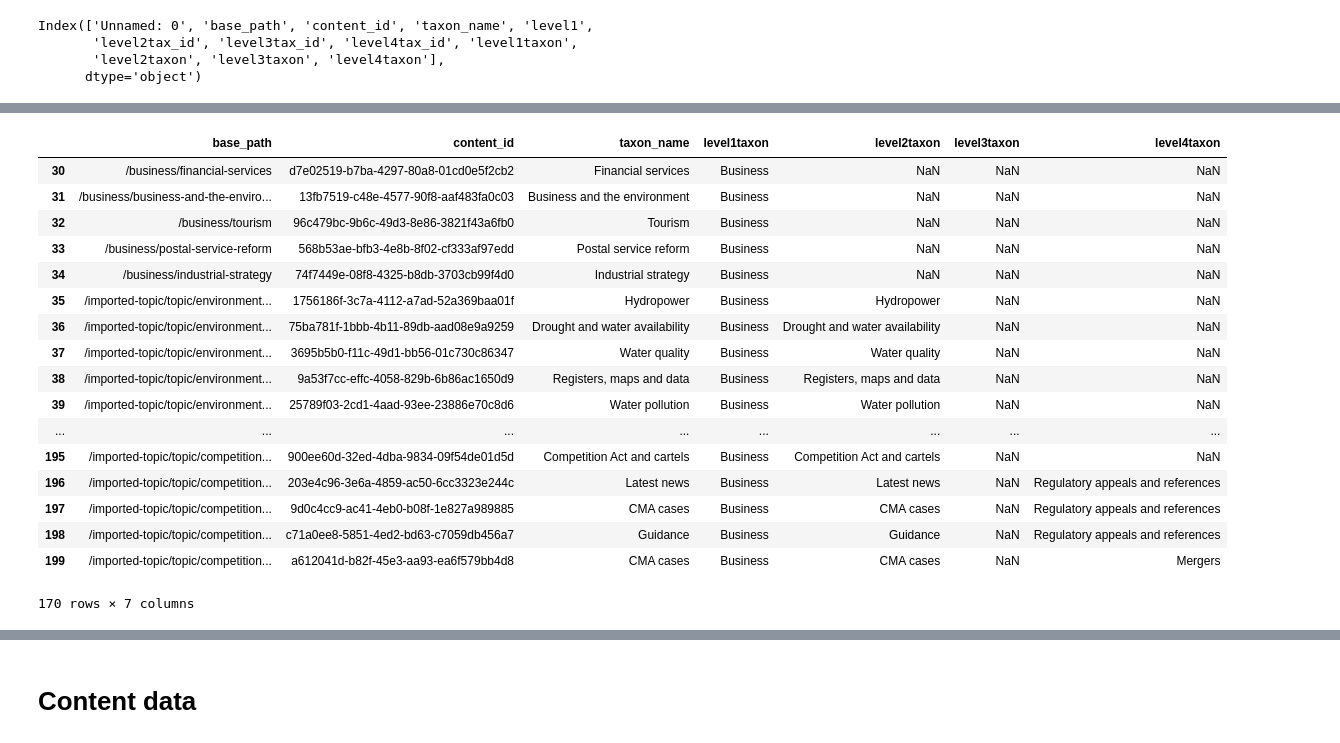
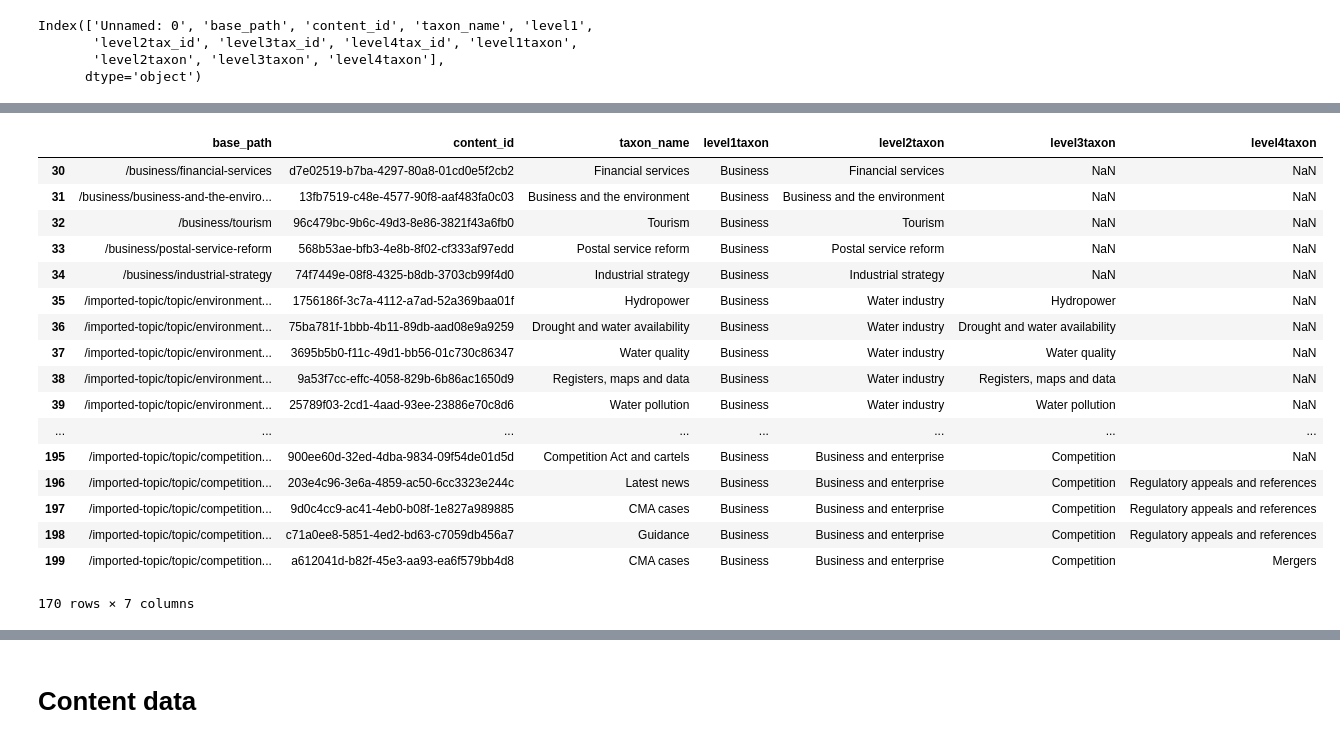
Before and after one commit to alphagov/govuk-taxonomy-supervised-learning, a Jupyter notebook: python/notebooks/EDA-MU.ipynb, the cells around one changed output, grey strips where cells are left out. Cells and saved outputs as stored; diff of their text form; code cells hidden in the pictures.

```diff
--- a/python/notebooks/EDA-MU.ipynb
+++ b/python/notebooks/EDA-MU.ipynb
@@ -93,3 +92,11 @@ taxons['level1taxon'] = taxons['level1taxon'].fillna(taxons['taxon_name'])
 import functools
 def conjunction(*conditions):
     return functools.reduce(np.logical_and, conditions)
+# %%
+taxonslevels = taxons.copy()
+cond = conjunction(taxonslevels['level2taxon'].isna(), taxonslevels['level1taxon'] != taxonslevels['taxon_name'])
+taxonslevels['level2taxon'] = np.where(cond, taxonslevels['taxon_name'], taxonslevels['level2taxon'])
+taxonslevels[30:200]
+
+# taxonslevels['level2taxon'] = taxonslevels['level2taxon'][conjunction(taxonslevels['level2taxon'].isna(), taxonslevels['level1taxon'] != taxonslevels['taxon_name'])].fillna(taxonslevels['taxon_name'])
+# taxonslevels[['taxon_name','level1taxon','level2taxon']][30:70]
@@ -96,5 +122,5 @@ def conjunction(*conditions):
 # %%
-mask = taxons['level1taxon'] != taxons['taxon_name'], taxons['level2taxon'].isna()
-taxons['level2taxon'] = taxons['level2taxon'][conjunction(mask[0], mask[1])].fillna(taxons['taxon_name'])
-#taxons['level2taxon'] = taxons['level2taxon'][l1_taxnam & l2_miss].fillna(taxons['taxon_name'])
-taxons[35:300]
+# mask = taxonslevels['level1taxon'] != taxonslevels['taxon_name'], taxonslevels['level2taxon'].isna()
+# taxonslevels['level2taxon'] = taxonslevels['level2taxon'][conjunction(mask[0], mask[1])].fillna(taxonslevels['taxon_name'])
+# #taxons['level2taxon'] = taxons['level2taxon'][l1_taxnam & l2_miss].fillna(taxons['taxon_name'])
+# taxonslevels[35:300]
@@ -120,25 +127,28 @@ taxons[35:300]
 # %%
-mask = taxons['level2taxon'] != taxons['taxon_name'], taxons['level3taxon'].isna(), taxons['level2taxon'].notnull()
-taxons['level3taxon'] = taxons['level3taxon'][conjunction(mask[0], mask[1], mask[2])].fillna(taxons['taxon_name'])
+
+cond = conjunction(taxons['level2taxon'] != taxons['taxon_name'], taxons['level3taxon'].isna(), taxons['level2taxon'].notnull())
+taxonslevels['level3taxon'] = np.where(cond, taxonslevels['taxon_name'], taxonslevels['level3taxon'])
+
+#taxons['level3taxon'] = taxons['level3taxon'][conjunction(mask[0], mask[1], mask[2])].fillna(taxons['taxon_name'])
 #taxons['level3taxon'] = taxons['level3taxon'][l2_fill & l3_miss & l2_taxnam].fillna(taxons['taxon_name'])
-taxons[30:200]
+taxonslevels[30:200]
 # %% [output]
 |  | base_path | content_id | taxon_name | level1taxon | level2taxon | level3taxon | level4taxon |
-| 30 | /business/financial-services | d7e02519-b7ba-4297-80a8-01cd0e5f2cb2 | Financial services | Business | NaN | NaN | NaN |
-| 31 | /business/business-and-the-enviro... | 13fb7519-c48e-4577-90f8-aaf483fa0c03 | Business and the environment | Business | NaN | NaN | NaN |
-| 32 | /business/tourism | 96c479bc-9b6c-49d3-8e86-3821f43a6fb0 | Tourism | Business | NaN | NaN | NaN |
-| 33 | /business/postal-service-reform | 568b53ae-bfb3-4e8b-8f02-cf333af97edd | Postal service reform | Business | NaN | NaN | NaN |
-| 34 | /business/industrial-strategy | 74f7449e-08f8-4325-b8db-3703cb99f4d0 | Industrial strategy | Business | NaN | NaN | NaN |
-| 35 | /imported-topic/topic/environment... | 1756186f-3c7a-4112-a7ad-52a369baa01f | Hydropower | Business | Hydropower | NaN | NaN |
-| 36 | /imported-topic/topic/environment... | 75ba781f-1bbb-4b11-89db-aad08e9a9259 | Drought and water availability | Business | Drought and water availability | NaN | NaN |
-| 37 | /imported-topic/topic/environment... | 3695b5b0-f11c-49d1-bb56-01c730c86347 | Water quality | Business | Water quality | NaN | NaN |
-| 38 | /imported-topic/topic/environment... | 9a53f7cc-effc-4058-829b-6b86ac1650d9 | Registers, maps and data | Business | Registers, maps and data | NaN | NaN |
-| 39 | /imported-topic/topic/environment... | 25789f03-2cd1-4aad-93ee-23886e70c8d6 | Water pollution | Business | Water pollution | NaN | NaN |
+| 30 | /business/financial-services | d7e02519-b7ba-4297-80a8-01cd0e5f2cb2 | Financial services | Business | Financial services | NaN | NaN |
+| 31 | /business/business-and-the-enviro... | 13fb7519-c48e-4577-90f8-aaf483fa0c03 | Business and the environment | Business | Business and the environment | NaN | NaN |
+| 32 | /business/tourism | 96c479bc-9b6c-49d3-8e86-3821f43a6fb0 | Tourism | Business | Tourism | NaN | NaN |
+| 33 | /business/postal-service-reform | 568b53ae-bfb3-4e8b-8f02-cf333af97edd | Postal service reform | Business | Postal service reform | NaN | NaN |
+| 34 | /business/industrial-strategy | 74f7449e-08f8-4325-b8db-3703cb99f4d0 | Industrial strategy | Business | Industrial strategy | NaN | NaN |
+| 35 | /imported-topic/topic/environment... | 1756186f-3c7a-4112-a7ad-52a369baa01f | Hydropower | Business | Water industry | Hydropower | NaN |
+| 36 | /imported-topic/topic/environment... | 75ba781f-1bbb-4b11-89db-aad08e9a9259 | Drought and water availability | Business | Water industry | Drought and water availability | NaN |
+| 37 | /imported-topic/topic/environment... | 3695b5b0-f11c-49d1-bb56-01c730c86347 | Water quality | Business | Water industry | Water quality | NaN |
+| 38 | /imported-topic/topic/environment... | 9a53f7cc-effc-4058-829b-6b86ac1650d9 | Registers, maps and data | Business | Water industry | Registers, maps and data | NaN |
+| 39 | /imported-topic/topic/environment... | 25789f03-2cd1-4aad-93ee-23886e70c8d6 | Water pollution | Business | Water industry | Water pollution | NaN |
 | ... | ... | ... | ... | ... | ... | ... | ... |
-| 195 | /imported-topic/topic/competition... | 900ee60d-32ed-4dba-9834-09f54de01d5d | Competition Act and cartels | Business | Competition Act and cartels | NaN | NaN |
-| 196 | /imported-topic/topic/competition... | 203e4c96-3e6a-4859-ac50-6cc3323e244c | Latest news | Business | Latest news | NaN | Regulatory appeals and references |
-| 197 | /imported-topic/topic/competition... | 9d0c4cc9-ac41-4eb0-b08f-1e827a989885 | CMA cases | Business | CMA cases | NaN | Regulatory appeals and references |
-| 198 | /imported-topic/topic/competition... | c71a0ee8-5851-4ed2-bd63-c7059db456a7 | Guidance | Business | Guidance | NaN | Regulatory appeals and references |
-| 199 | /imported-topic/topic/competition... | a612041d-b82f-45e3-aa93-ea6f579bb4d8 | CMA cases | Business | CMA cases | NaN | Mergers |
+| 195 | /imported-topic/topic/competition... | 900ee60d-32ed-4dba-9834-09f54de01d5d | Competition Act and cartels | Business | Business and enterprise | Competition | NaN |
+| 196 | /imported-topic/topic/competition... | 203e4c96-3e6a-4859-ac50-6cc3323e244c | Latest news | Business | Business and enterprise | Competition | Regulatory appeals and references |
+| 197 | /imported-topic/topic/competition... | 9d0c4cc9-ac41-4eb0-b08f-1e827a989885 | CMA cases | Business | Business and enterprise | Competition | Regulatory appeals and references |
+| 198 | /imported-topic/topic/competition... | c71a0ee8-5851-4ed2-bd63-c7059db456a7 | Guidance | Business | Business and enterprise | Competition | Regulatory appeals and references |
+| 199 | /imported-topic/topic/competition... | a612041d-b82f-45e3-aa93-ea6f579bb4d8 | CMA cases | Business | Business and enterprise | Competition | Mergers |
 170 rows × 7 columns
 # %%
```
Also changed, not shown: parts of 5 cells of this notebook.
